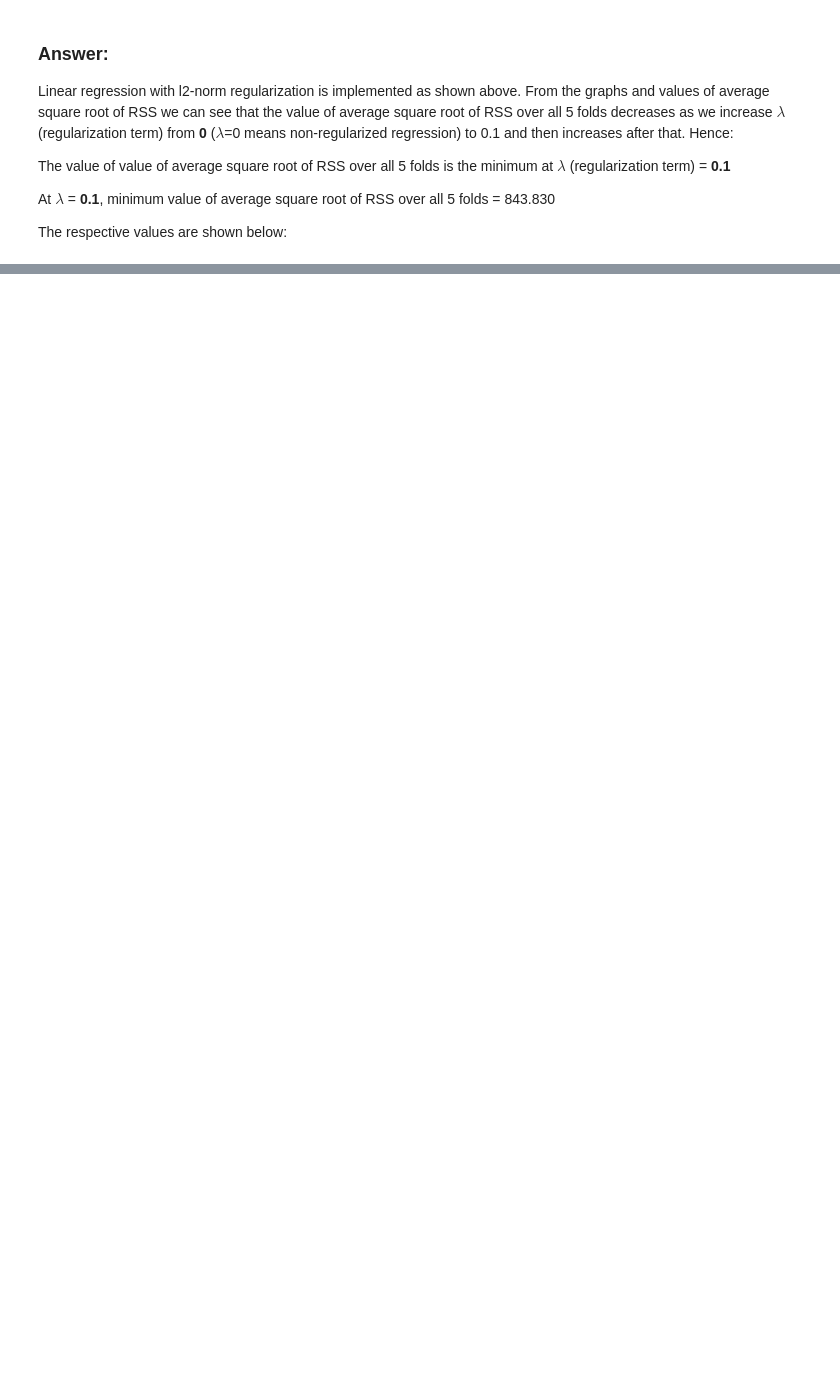
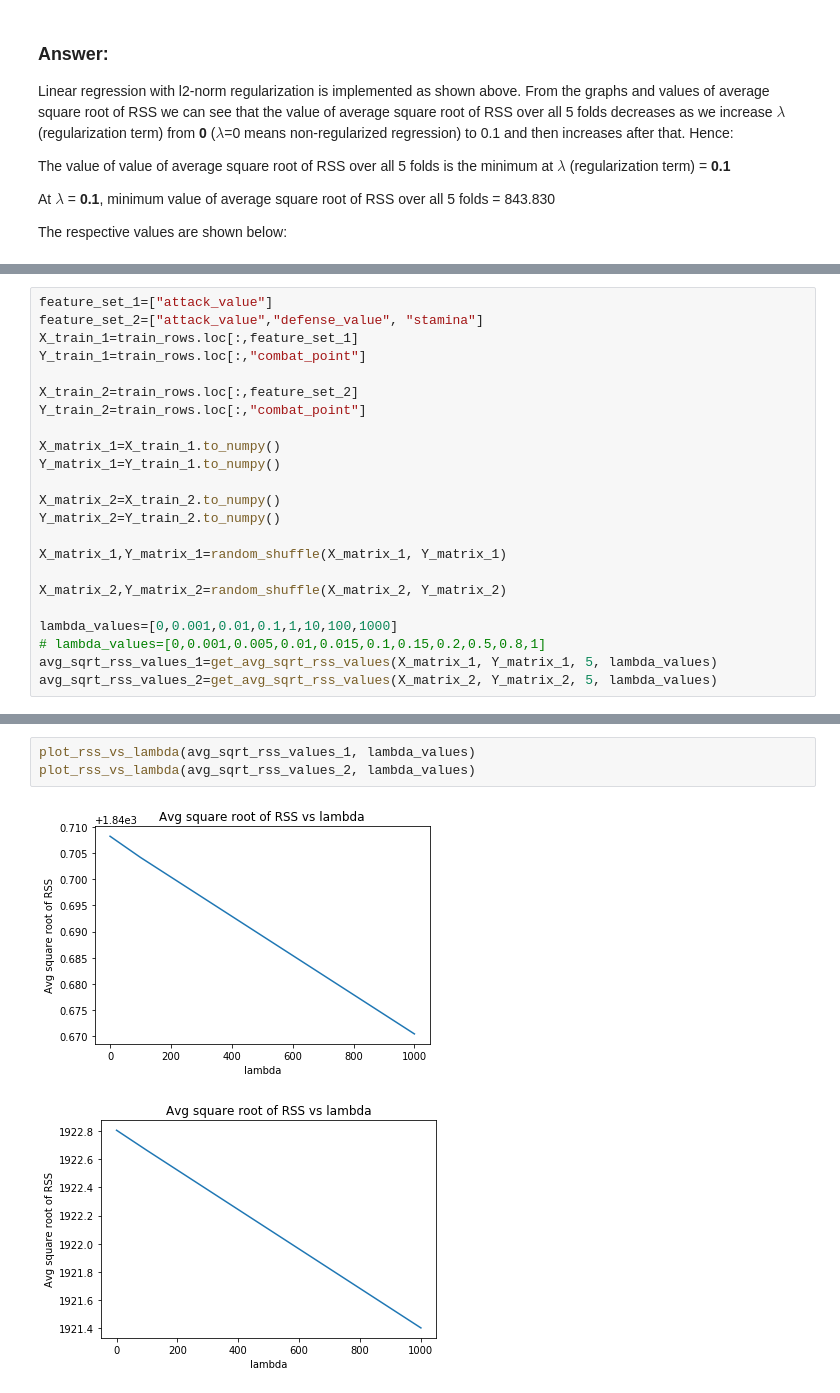
Before and after one commit to Rohan-Chaudhury/Machine_Learning_projects, a Jupyter notebook: Linear_Regression_with_Pokemon_GO_And_Closed_Form_Solution_Calculation/Homework_2_432001358_CSCE_633_600.ipynb, the cells around one changed output, grey strips where cells are left out. Drawn from its saved outputs; the diff is of its cells as text; blank space fills up the shorter version.

```diff
--- a/Linear_Regression_with_Pokemon_GO_And_Closed_Form_Solution_Calculation/Homework_2_432001358_CSCE_633_600.ipynb
+++ b/Linear_Regression_with_Pokemon_GO_And_Closed_Form_Solution_Calculation/Homework_2_432001358_CSCE_633_600.ipynb
@@ -562,0 +581,23 @@ The average square root of the residual sum of squares error (RSS) over all fold
+# %%
+feature_set_1=["attack_value"]
+feature_set_2=["attack_value","defense_value", "stamina"]
+X_train_1=train_rows.loc[:,feature_set_1]
+Y_train_1=train_rows.loc[:,"combat_point"]
+
+X_train_2=train_rows.loc[:,feature_set_2]
+Y_train_2=train_rows.loc[:,"combat_point"]
+
+X_matrix_1=X_train_1.to_numpy()
+Y_matrix_1=Y_train_1.to_numpy()
+
+X_matrix_2=X_train_2.to_numpy()
+Y_matrix_2=Y_train_2.to_numpy()
+
+X_matrix_1,Y_matrix_1=random_shuffle(X_matrix_1, Y_matrix_1)
+
+X_matrix_2,Y_matrix_2=random_shuffle(X_matrix_2, Y_matrix_2)
+
+lambda_values=[0,0.001,0.01,0.1,1,10,100,1000]
+# lambda_values=[0,0.001,0.005,0.01,0.015,0.1,0.15,0.2,0.5,0.8,1]
+avg_sqrt_rss_values_1=get_avg_sqrt_rss_values(X_matrix_1, Y_matrix_1, 5, lambda_values)
+avg_sqrt_rss_values_2=get_avg_sqrt_rss_values(X_matrix_2, Y_matrix_2, 5, lambda_values)
@@ -562,0 +622,6 @@ The average square root of the residual sum of squares error (RSS) over all fold
+# %%
+plot_rss_vs_lambda(avg_sqrt_rss_values_1, lambda_values)
+plot_rss_vs_lambda(avg_sqrt_rss_values_2, lambda_values)
+# %% [output]
+[figure, added]
+[figure, added]
```
Also changed, not shown: parts of 17 cells of this notebook.
